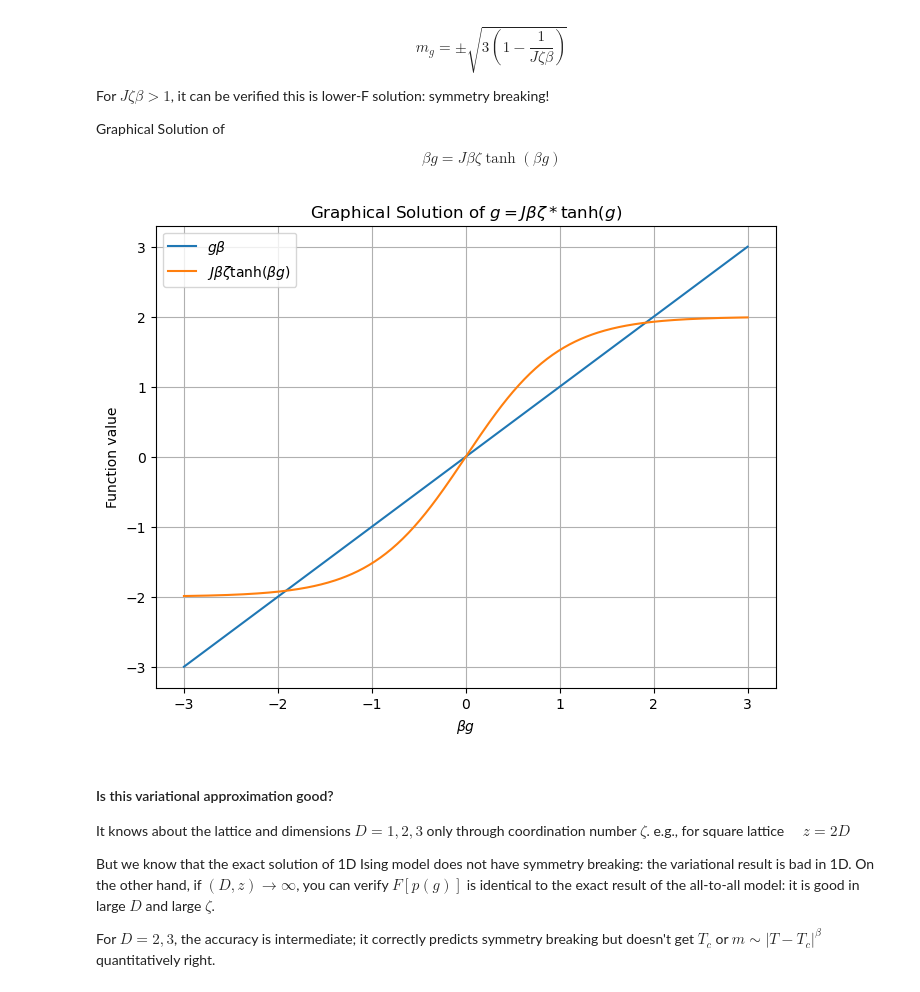
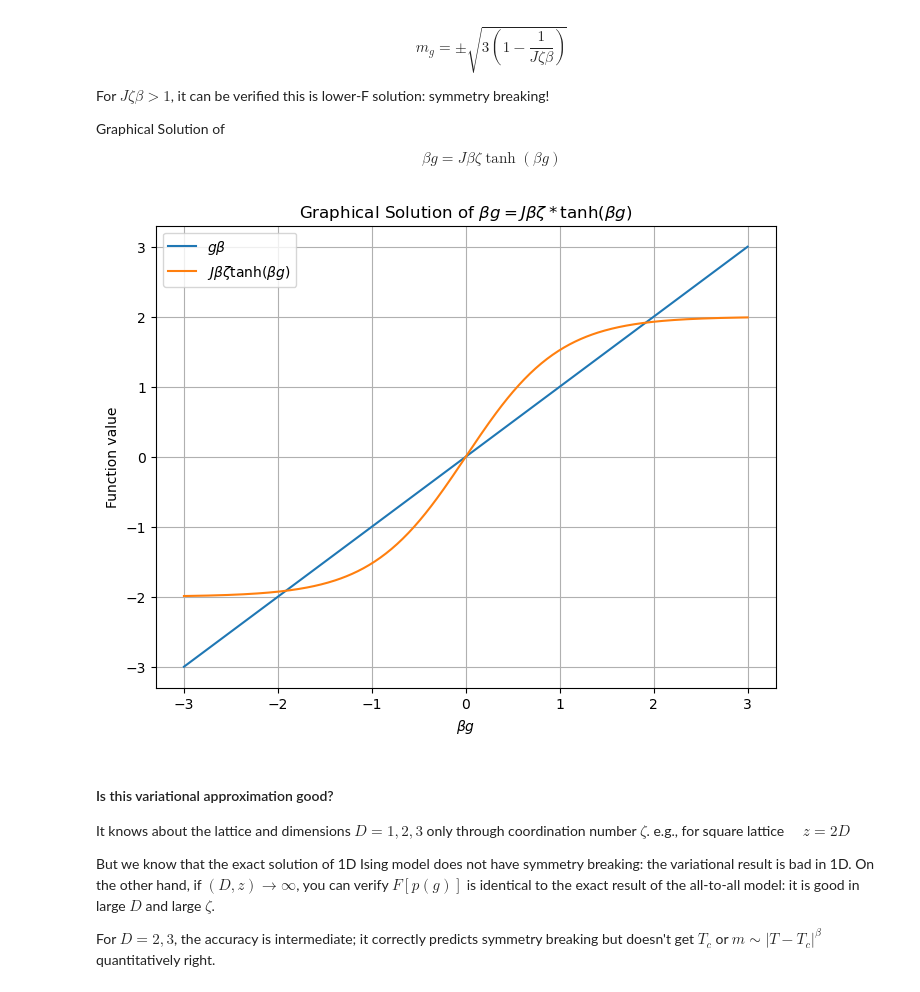
Before and after one commit to Hallatscheklab/StatPhys, a Jupyter notebook: _sources/Variational-Methods/Variational-methods-Mean-Field.ipynb, the cells around one changed output. Cells and saved outputs as stored; diff of their text form; code cells hidden in the pictures.

```diff
--- a/_sources/Variational-Methods/Variational-methods-Mean-Field.ipynb
+++ b/_sources/Variational-Methods/Variational-methods-Mean-Field.ipynb
@@ -204,27 +204,27 @@ $$
 # %%
 import numpy as np
 import matplotlib.pyplot as plt
 
 # Define the parameters
 J = 2  # You can adjust J to see different behaviors
 g_values = np.linspace(-3, 3, 400)  # Range of g values for plotting
 
 # Define the functions
 g_function = g_values
 tanh_function = J * np.tanh(g_values)
 
 # Plotting
 plt.figure(figsize=(8, 6))
 plt.plot(g_values, g_function, label='$g\\beta$')
 plt.plot(g_values, tanh_function, label='$J\\beta \\zeta  \\tanh(\\beta g)$')
-plt.title('Graphical Solution of $g = J \\beta \\zeta * \\tanh(g)$')
+plt.title('Graphical Solution of $\\beta g = J \\beta \\zeta * \\tanh(\\beta g)$')
 plt.xlabel('$\\beta g$')
 plt.ylabel('Function value')
 plt.legend()
 plt.grid(True)
 plt.show()
 # %% [output]
-[figure, old version]
+[figure, new version]
 # %% [markdown]
 #### Is this variational approximation good?
 
```
Also changed, not shown: 2 other files.
